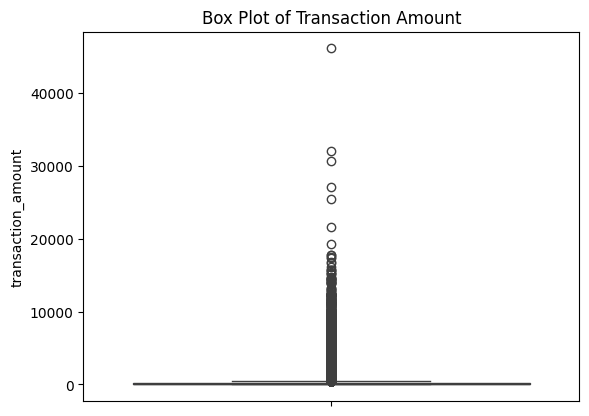
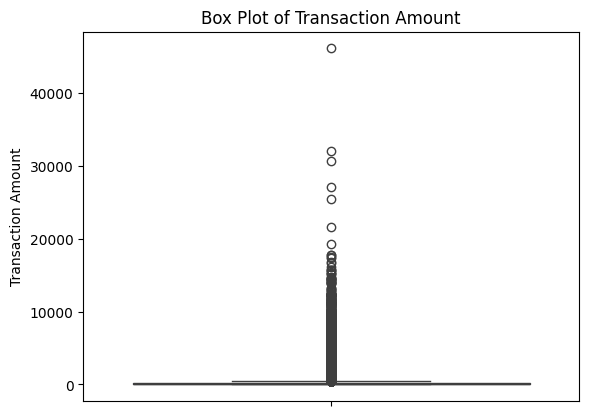
The notebook cell's code change between the first figure and the second:
--- before
+++ after
@@ -3,4 +3,5 @@
 )
 
+plt.ylabel("Transaction Amount")
 plt.title("Box Plot of Transaction Amount")
 

Commit: feat: analyze account balance distribution